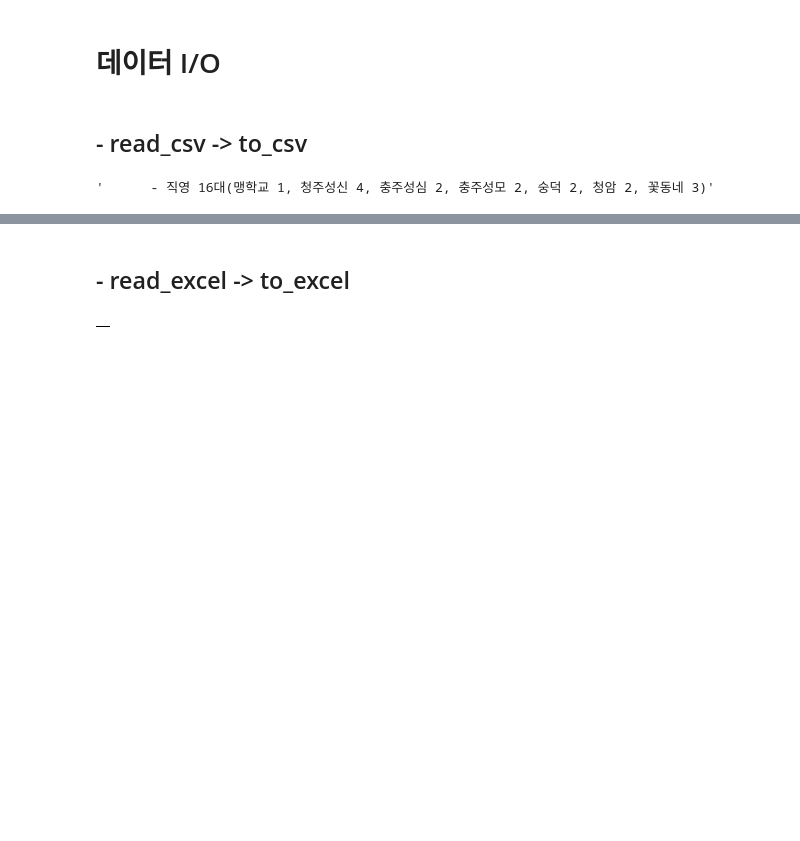
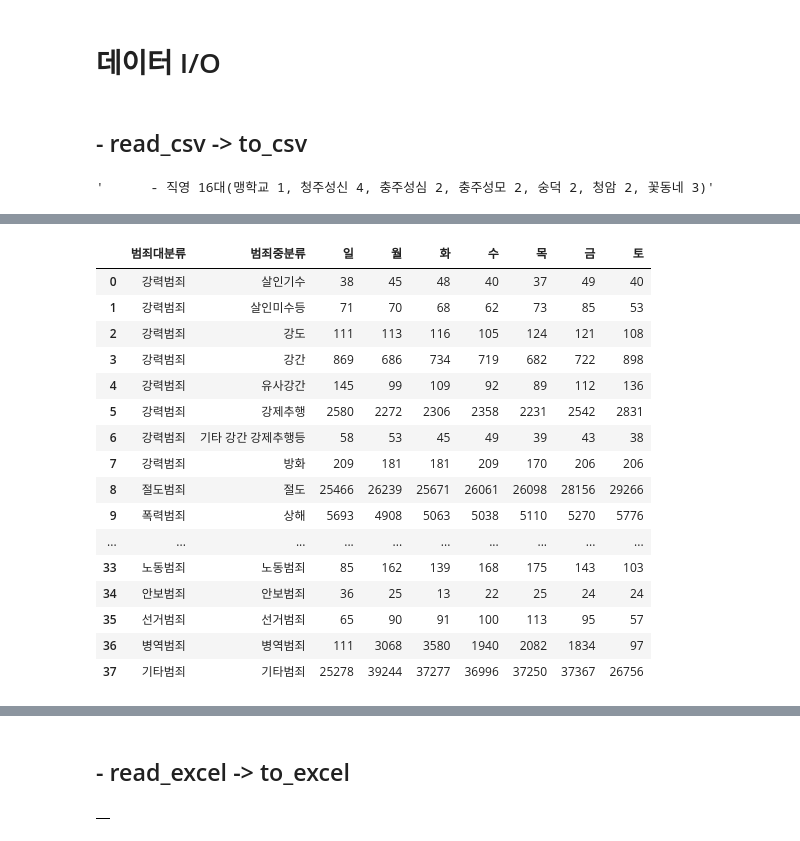
Before and after one commit to JJH123123123/pac-program-analyze-club-, a Jupyter notebook: pac/2.ipynb, the cells around one changed output, grey strips where cells are left out. Saved outputs shown, nothing was run; the diff lists cells and outputs as text; code cells hidden in the pictures; blank space fills up the shorter version.

```diff
--- a/pac/2.ipynb
+++ b/pac/2.ipynb
@@ -508,0 +710,2 @@ X
+# %%
+ZZ = pd.read_csv("police_crime_time_20191231.csv")
@@ -508,0 +780,23 @@ X
+# %%
+ZZ_hours = ZZ.iloc[:,[0,1]+list(range(2,10))]
+ZZ_days = ZZ.iloc[:,[0,1]+list(range(11,18))]
+# %%
+ZZ_days
+# %% [output]
+|  | 범죄대분류 | 범죄중분류 | 일 | 월 | 화 | 수 | 목 | 금 | 토 |
+| 0 | 강력범죄 | 살인기수 | 38 | 45 | 48 | 40 | 37 | 49 | 40 |
+| 1 | 강력범죄 | 살인미수등 | 71 | 70 | 68 | 62 | 73 | 85 | 53 |
+| 2 | 강력범죄 | 강도 | 111 | 113 | 116 | 105 | 124 | 121 | 108 |
+| 3 | 강력범죄 | 강간 | 869 | 686 | 734 | 719 | 682 | 722 | 898 |
+| 4 | 강력범죄 | 유사강간 | 145 | 99 | 109 | 92 | 89 | 112 | 136 |
+| 5 | 강력범죄 | 강제추행 | 2580 | 2272 | 2306 | 2358 | 2231 | 2542 | 2831 |
+| 6 | 강력범죄 | 기타 강간 강제추행등 | 58 | 53 | 45 | 49 | 39 | 43 | 38 |
+| 7 | 강력범죄 | 방화 | 209 | 181 | 181 | 209 | 170 | 206 | 206 |
+| 8 | 절도범죄 | 절도 | 25466 | 26239 | 25671 | 26061 | 26098 | 28156 | 29266 |
+| 9 | 폭력범죄 | 상해 | 5693 | 4908 | 5063 | 5038 | 5110 | 5270 | 5776 |
+| ... | ... | ... | ... | ... | ... | ... | ... | ... | ... |
+| 33 | 노동범죄 | 노동범죄 | 85 | 162 | 139 | 168 | 175 | 143 | 103 |
+| 34 | 안보범죄 | 안보범죄 | 36 | 25 | 13 | 22 | 25 | 24 | 24 |
+| 35 | 선거범죄 | 선거범죄 | 65 | 90 | 91 | 100 | 113 | 95 | 57 |
+| 36 | 병역범죄 | 병역범죄 | 111 | 3068 | 3580 | 1940 | 2082 | 1834 | 97 |
+| 37 | 기타범죄 | 기타범죄 | 25278 | 39244 | 37277 | 36996 | 37250 | 37367 | 26756 |
```
Also changed, not shown: parts of 79 cells of this notebook.
